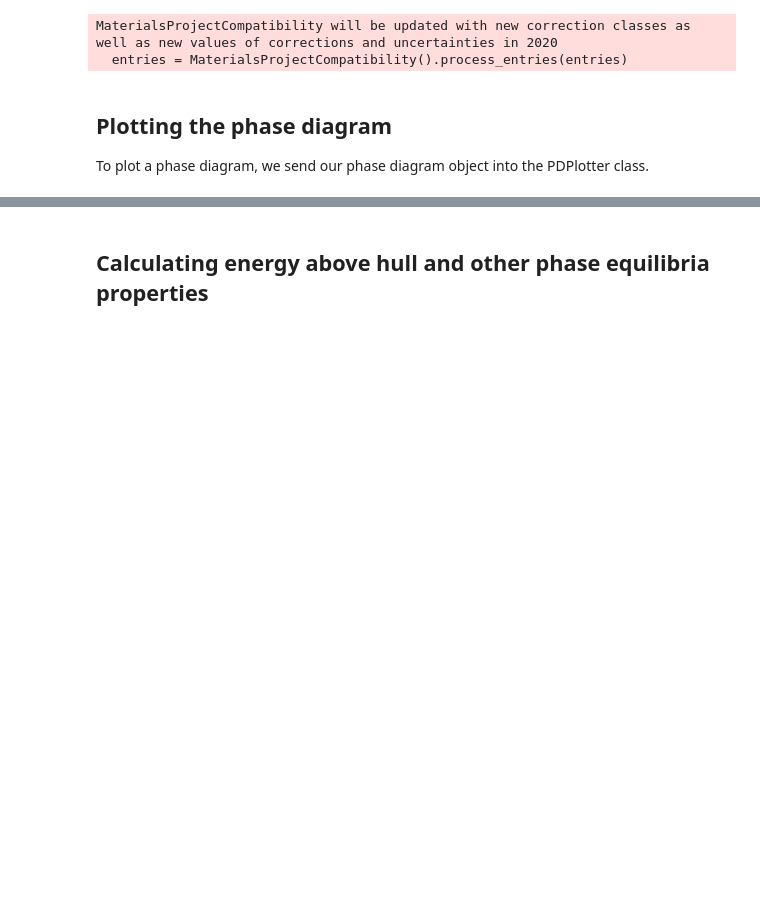
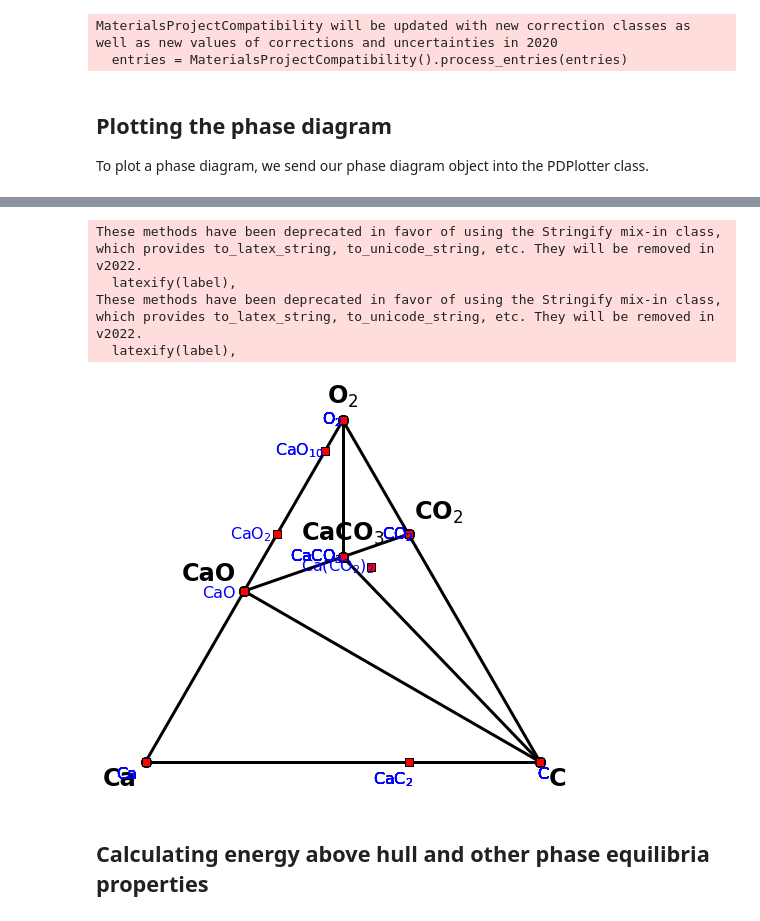
Before and after one commit to materialsvirtuallab/matgenb, a Jupyter notebook: notebooks/2013-01-01-Plotting and Analyzing a Phase Diagram using the Materials API.ipynb, the cells around one changed output, grey strips where cells are left out. Cells and saved outputs as stored; diff of their text form; code cells hidden in the pictures; blank space fills up the shorter version.

Commit message:
Update phase diagram.

```diff
--- a/notebooks/2013-01-01-Plotting and Analyzing a Phase Diagram using the Materials API.ipynb
+++ b/notebooks/2013-01-01-Plotting and Analyzing a Phase Diagram using the Materials API.ipynb
@@ -32,6 +32,6 @@ MaterialsProjectCompatibility will be updated with new correction classes as wel
 To plot a phase diagram, we send our phase diagram object into the PDPlotter class.
 # %%
 #Let's show all phases, including unstable ones
-plotter = PDPlotter(pd, show_unstable=0.2)
+plotter = PDPlotter(pd, show_unstable=0.2, backend="matplotlib")
 plotter.show()
 # %% [output]
@@ -40,3 +38,8 @@ plotter.show()
+These methods have been deprecated in favor of using the Stringify mix-in class, which provides to_latex_string, to_unicode_string, etc. They will be removed in v2022.
+  latexify(label),
+These methods have been deprecated in favor of using the Stringify mix-in class, which provides to_latex_string, to_unicode_string, etc. They will be removed in v2022.
+  latexify(label),
+[figure, added]
 # %% [markdown]
 ## Calculating energy above hull and other phase equilibria properties
 # %%
```
Also changed, not shown: parts of 1 cell of this notebook, 1 other file.
